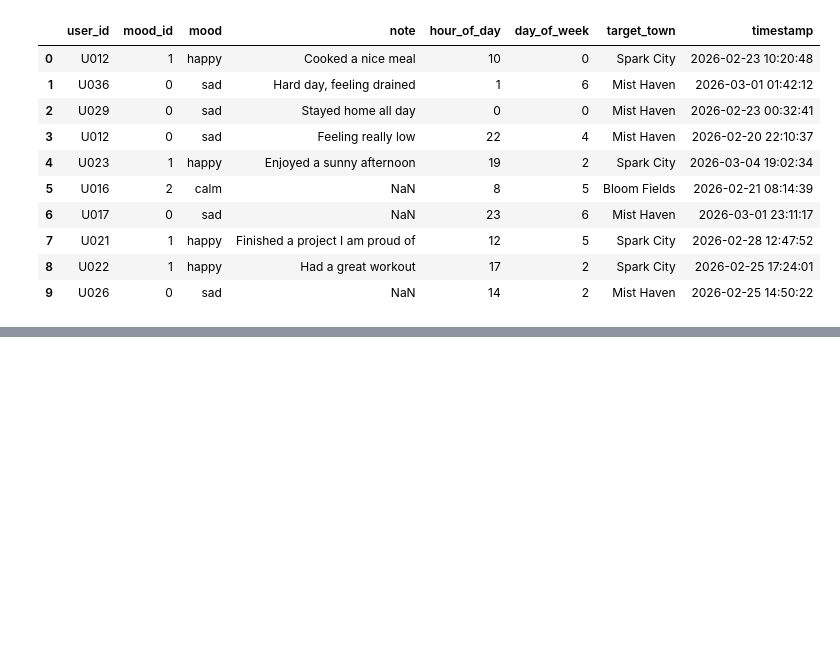
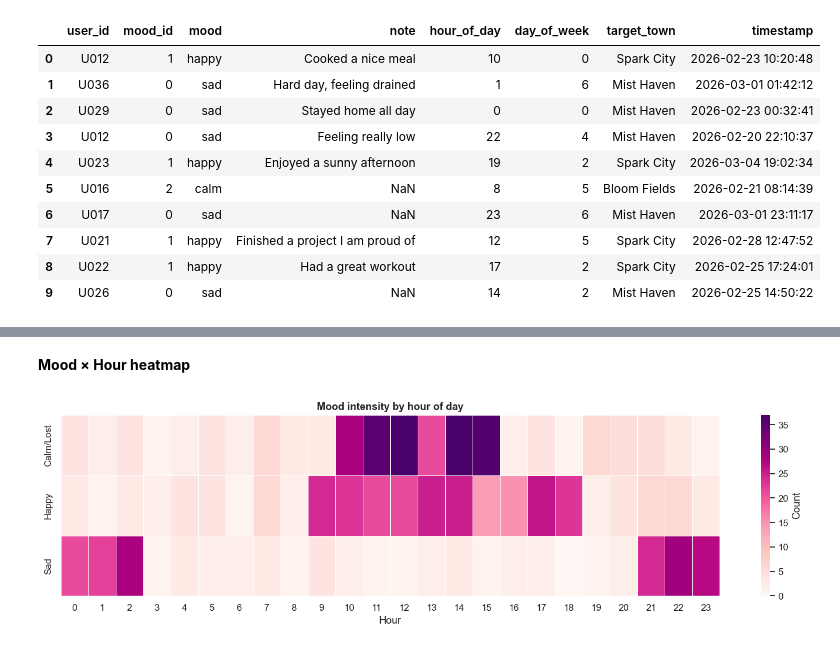
Before and after one commit to Dima-Bulavenko/mood_swings, a Jupyter notebook: notebooks/MoodSwings.ipynb, the cells around one changed output, grey strips where cells are left out. Drawn from its saved outputs; the diff is of its cells as text; code cells hidden in the pictures; blank space fills up the shorter version.

```diff
--- a/notebooks/MoodSwings.ipynb
+++ b/notebooks/MoodSwings.ipynb
@@ -202,0 +263,18 @@ Name: count, dtype: int64
+# %% [markdown]
+**Mood × Hour heatmap**
+# %%
+pivot = (df.assign(mood_label=df['mood_id'].map(MOOD_LABELS))
+           .groupby(['hour_of_day', 'mood_label'])
+           .size()
+           .unstack(fill_value=0))
+
+plt.figure(figsize=(14, 4))
+sns.heatmap(pivot.T, cmap='RdPu', linewidths=0.4,
+            cbar_kws={'label': 'Count'})
+plt.title('Mood intensity by hour of day', fontweight='bold')
+plt.xlabel('Hour')
+plt.ylabel('')
+plt.tight_layout()
+plt.show()
+# %% [output]
+[figure, added]
```
Also changed, not shown: parts of 12 cells of this notebook, 1 other file.
